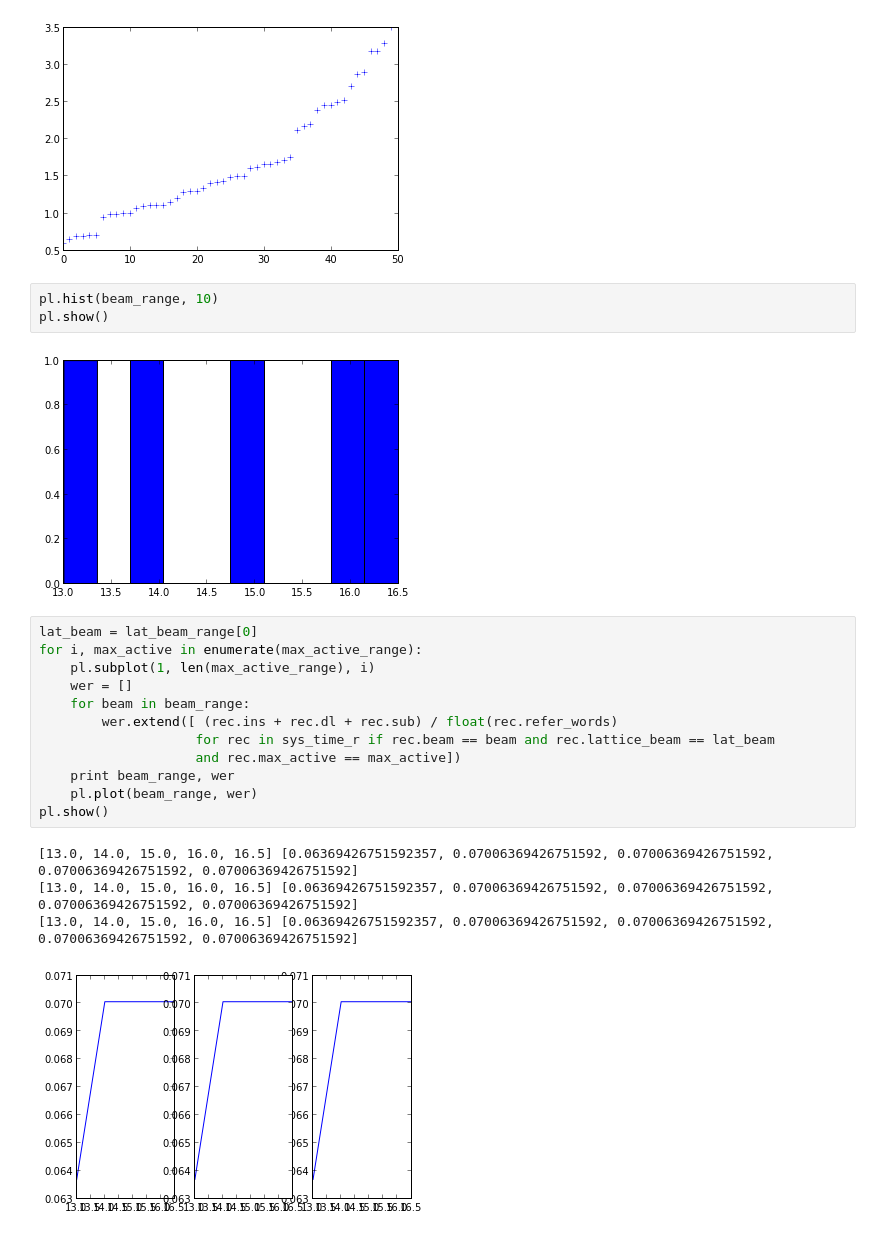
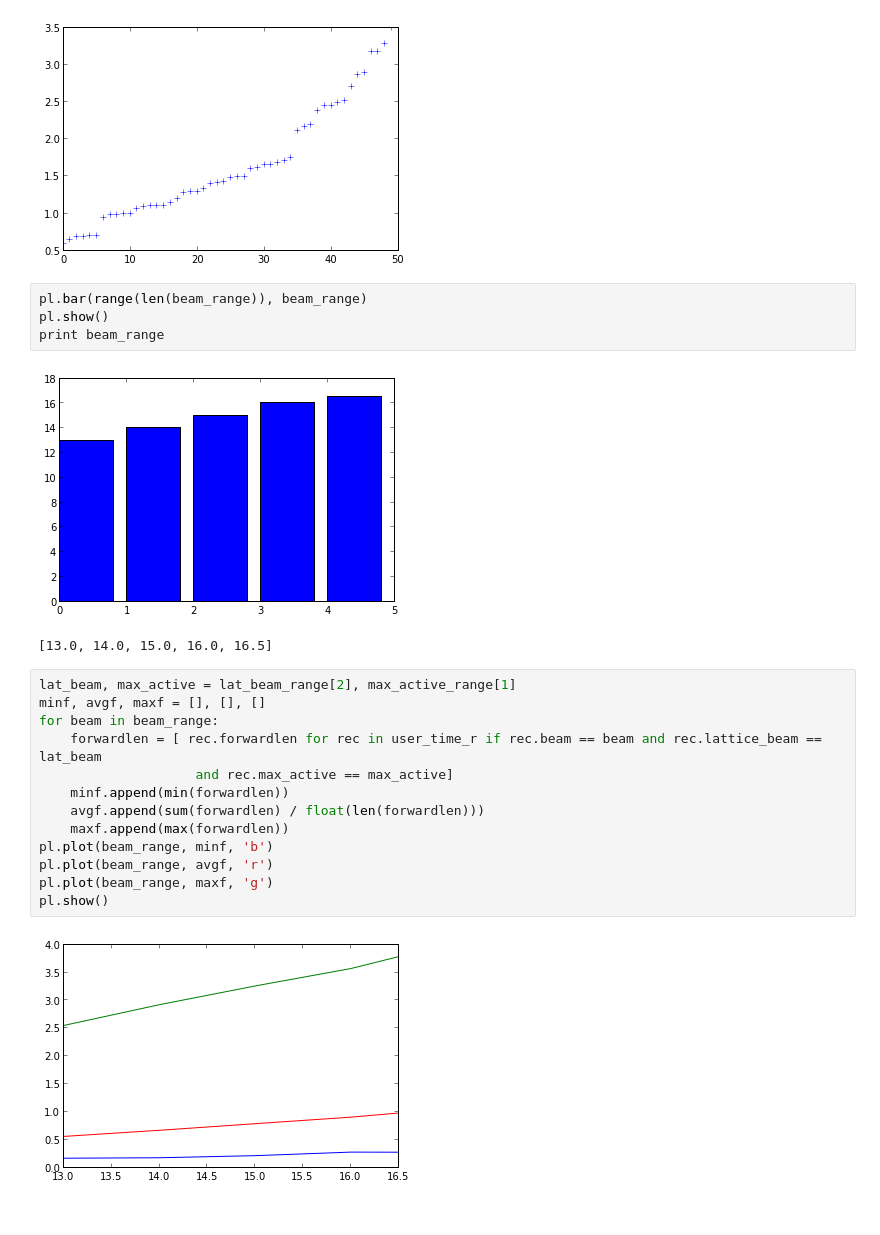
Before and after one commit to oplatek/pykaldi-eval, a Jupyter notebook: Pykaldi-evaluation 4th run.ipynb, the cells around one changed output. Drawn from its saved outputs; the diff is of its cells as text.

Commit message:
added graphs for timing backward and forward decoding

```diff
--- a/Pykaldi-evaluation 4th run.ipynb
+++ b/Pykaldi-evaluation 4th run.ipynb
@@ -53,24 +53,24 @@ pl.show()
 # %% [output]
 [figure]
 # %%
-pl.hist(beam_range, 10)
+pl.bar(range(len(beam_range)), beam_range)
 pl.show()
+print beam_range
 # %% [output]
-[figure, old version]
+[figure, new version]
+[13.0, 14.0, 15.0, 16.0, 16.5]
 # %%
-lat_beam = lat_beam_range[0]
-for i, max_active in enumerate(max_active_range):
-    pl.subplot(1, len(max_active_range), i)
-    wer = []
-    for beam in beam_range:
-        wer.extend([ (rec.ins + rec.dl + rec.sub) / float(rec.refer_words)
-                    for rec in sys_time_r if rec.beam == beam and rec.lattice_beam == lat_beam
-                    and rec.max_active == max_active])
-    print beam_range, wer
-    pl.plot(beam_range, wer)
+lat_beam, max_active = lat_beam_range[2], max_active_range[1]
+minf, avgf, maxf = [], [], []
+for beam in beam_range:
+    forwardlen = [ rec.forwardlen for rec in user_time_r if rec.beam == beam and rec.lattice_beam == lat_beam
+                    and rec.max_active == max_active]
+    minf.append(min(forwardlen))
+    avgf.append(sum(forwardlen) / float(len(forwardlen)))
+    maxf.append(max(forwardlen))
+pl.plot(beam_range, minf, 'b')
+pl.plot(beam_range, avgf, 'r')
+pl.plot(beam_range, maxf, 'g')
 pl.show()
 # %% [output]
-[13.0, 14.0, 15.0, 16.0, 16.5] [0.06369426751592357, 0.07006369426751592, 0.07006369426751592, 0.07006369426751592, 0.07006369426751592]
-[13.0, 14.0, 15.0, 16.0, 16.5] [0.06369426751592357, 0.07006369426751592, 0.07006369426751592, 0.07006369426751592, 0.07006369426751592]
-[13.0, 14.0, 15.0, 16.0, 16.5] [0.06369426751592357, 0.07006369426751592, 0.07006369426751592, 0.07006369426751592, 0.07006369426751592]
-[figure, old version]
+[figure, new version]
```
Also changed, not shown: parts of 3 cells of this notebook.
